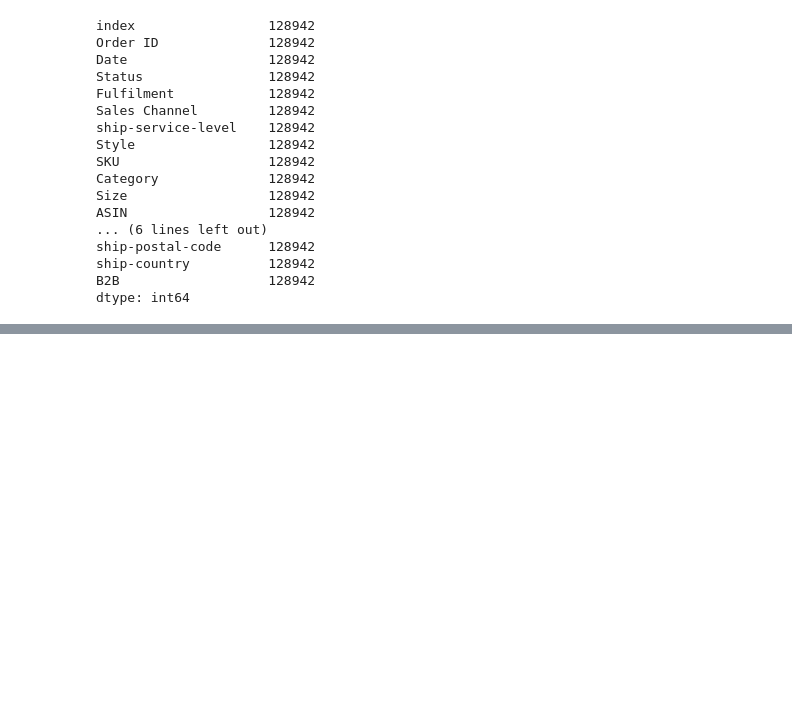
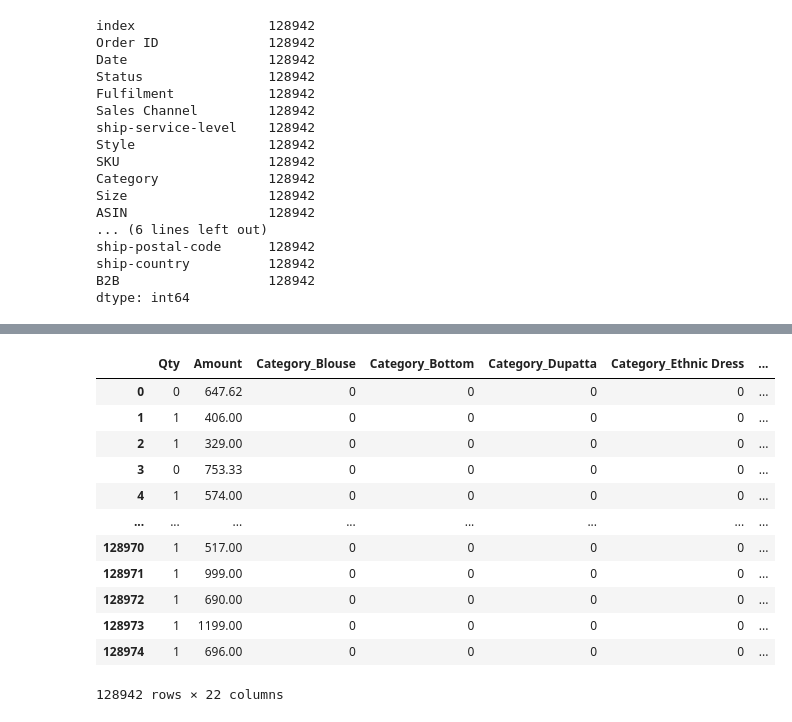
Before and after one commit to anvi2533/IndividualAssignment2, a Jupyter notebook: Inlämning 02 - Amazon Data Sales - Anders Viklund.ipynb, the cells around one changed output, grey strips where cells are left out. Saved outputs shown, nothing was run; the diff lists cells and outputs as text; code cells hidden in the pictures; blank space fills up the shorter version.

```diff
--- a/Inlämning 02 - Amazon Data Sales - Anders Viklund.ipynb
+++ b/Inlämning 02 - Amazon Data Sales - Anders Viklund.ipynb
@@ -137,0 +148,7 @@ len(df['ship-city'].unique())
+# %%
+# Frequency lists
+for i in df_features.columns:
+    frequency_list = df_features[i].value_counts()
+    print(frequency_list)
+    print(f"\nSum of frequencies: {frequency_list.sum()}")
+    print(f"------------------------------")
@@ -137,0 +194,28 @@ len(df['ship-city'].unique())
+# %%
+# Encoding of categorical columns
+df_encoded = pd.get_dummies(df, columns=['Category','Size'])
+
+df = df_encoded
+# %%
+# Convert True/False to 1/0
+
+bool_columns = df.select_dtypes(include='bool')
+
+for i in bool_columns:
+    df[i] = df[i].astype(int)
+
+df
+# %% [output]
+|  | Qty | Amount | Category_Blouse | Category_Bottom | Category_Dupatta | Category_Ethnic Dress | ... |
+| 0 | 0 | 647.62 | 0 | 0 | 0 | 0 | ... |
+| 1 | 1 | 406.00 | 0 | 0 | 0 | 0 | ... |
+| 2 | 1 | 329.00 | 0 | 0 | 0 | 0 | ... |
+| 3 | 0 | 753.33 | 0 | 0 | 0 | 0 | ... |
+| 4 | 1 | 574.00 | 0 | 0 | 0 | 0 | ... |
+| ... | ... | ... | ... | ... | ... | ... | ... |
+| 128970 | 1 | 517.00 | 0 | 0 | 0 | 0 | ... |
+| 128971 | 1 | 999.00 | 0 | 0 | 0 | 0 | ... |
+| 128972 | 1 | 690.00 | 0 | 0 | 0 | 0 | ... |
+| 128973 | 1 | 1199.00 | 0 | 0 | 0 | 0 | ... |
+| 128974 | 1 | 696.00 | 0 | 0 | 0 | 0 | ... |
+128942 rows × 22 columns
```
Also changed, not shown: parts of 11 cells of this notebook.
